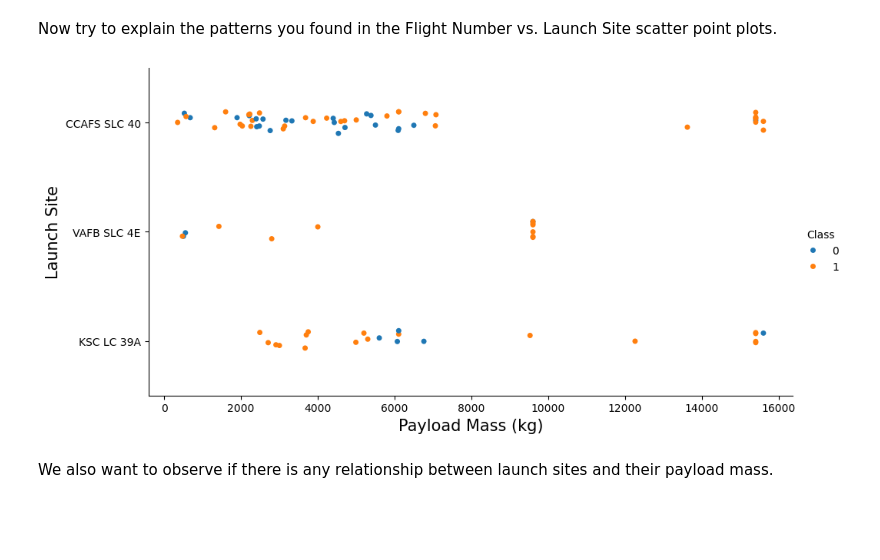
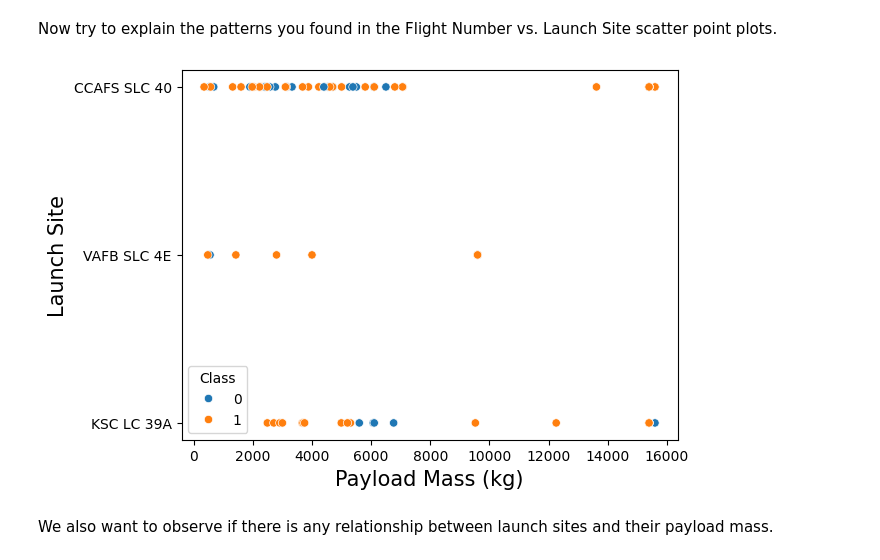
Before and after one commit to NourStifan/Capstone, a Jupyter notebook: jupyter-labs-eda-dataviz.ipynb.jupyterlite (1).ipynb, the cells around one changed output. Drawn from its saved outputs; the diff is of its cells as text; code cells hidden in the pictures; blank space fills up the shorter version.

```diff
--- a/jupyter-labs-eda-dataviz.ipynb.jupyterlite.ipynb
+++ b/jupyter-labs-eda-dataviz.ipynb.jupyterlite (1).ipynb
@@ -104,12 +104,12 @@ Use the function <code>catplot</code> to plot <code>FlightNumber</code> vs <code
 Now try to explain the patterns you found in the Flight Number vs. Launch Site scatter point plots.
 # %%
 ### TASK 2: Visualize the relationship between Payload and Launch Site
-sns.catplot(x="PayloadMass", y="LaunchSite", hue="Class", data=df, aspect=2)
+sns.scatterplot(x="PayloadMass", y="LaunchSite", hue="Class", data=df)
 plt.xlabel("Payload Mass (kg)", fontsize=15)
 plt.ylabel("Launch Site", fontsize=15)
 plt.show()
 # %% [output]
-[figure, old version]
+[figure, new version]
 # %% [markdown]
 We also want to observe if there is any relationship between launch sites and their payload mass.
 # %%
```
